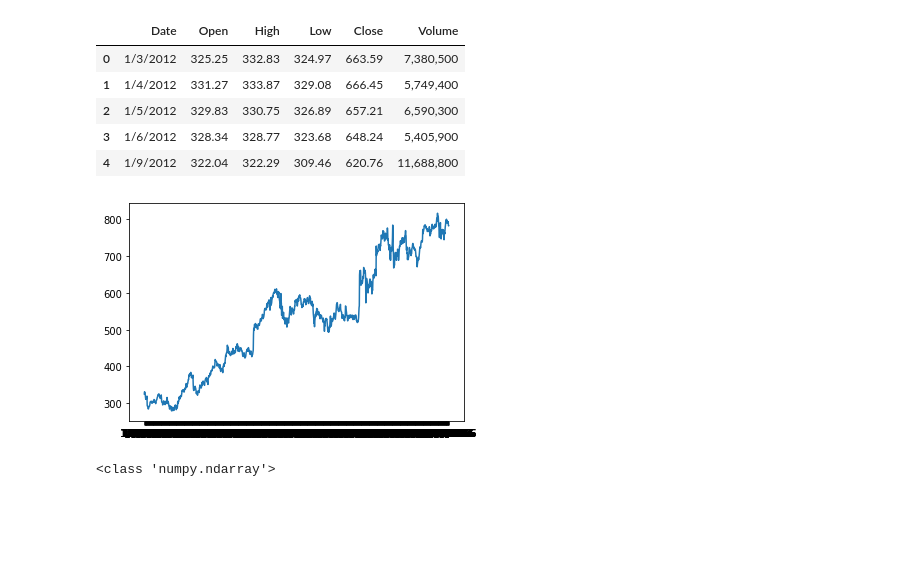
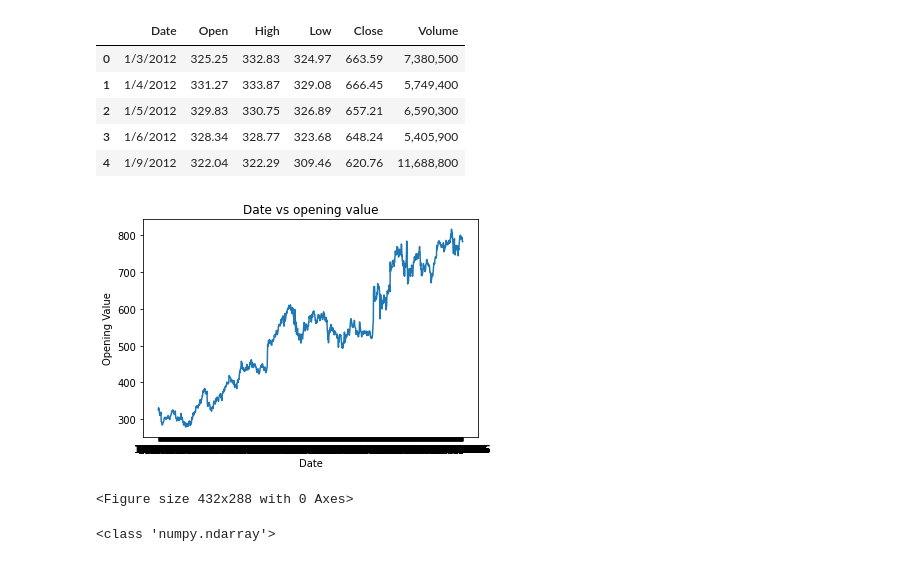
Before and after one commit to Rudrashish-Das/stock-prediction-LSTM, a Jupyter notebook: stock-price-predictor.ipynb, the cells around one changed output. Drawn from its saved outputs; the diff is of its cells as text; code cells hidden in the pictures; blank space fills up the shorter version.

Commit message:
additional changes to visualization

```diff
--- a/stock-price-predictor.ipynb
+++ b/stock-price-predictor.ipynb
@@ -37,11 +35,18 @@ train_data.head()
 | 2 | 1/5/2012 | 329.83 | 330.75 | 326.89 | 657.21 | 6,590,300 |
 | 3 | 1/6/2012 | 328.34 | 328.77 | 323.68 | 648.24 | 5,405,900 |
 | 4 | 1/9/2012 | 322.04 | 322.29 | 309.46 | 620.76 | 11,688,800 |
-# %%
-plt.plot(train_data['Date'], train_data['Open'])
-plt.show()
-# %% [output]
-[figure, removed]
+# %%
+plt.plot(train_data['Date'], train_data['Open'])
+plt.title('Date vs opening value')
+
+plt.xlabel('Date')
+plt.ylabel('Opening Value')
+fig = plt.figure()
+fig.subplots_adjust(bottom=0.300)
+plt.show()
+# %% [output]
+[figure, added]
+<Figure size 432x288 with 0 Axes>
 # %%
 # Creating an 2Dnumpy array of all the data of column open
 train_set = train_data.iloc[:, 1:2].values
```
Also changed, not shown: parts of 1 cell of this notebook.
